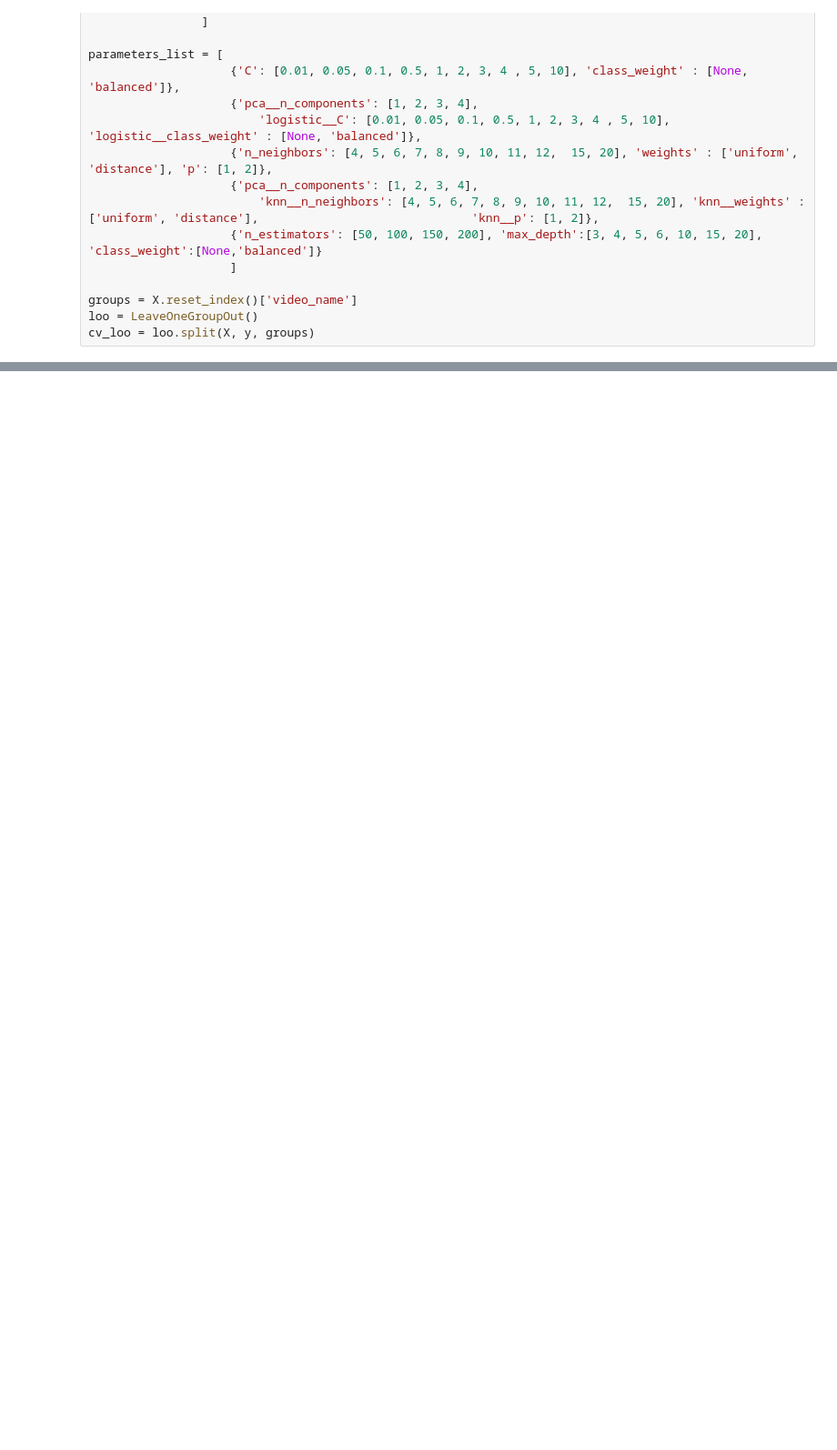
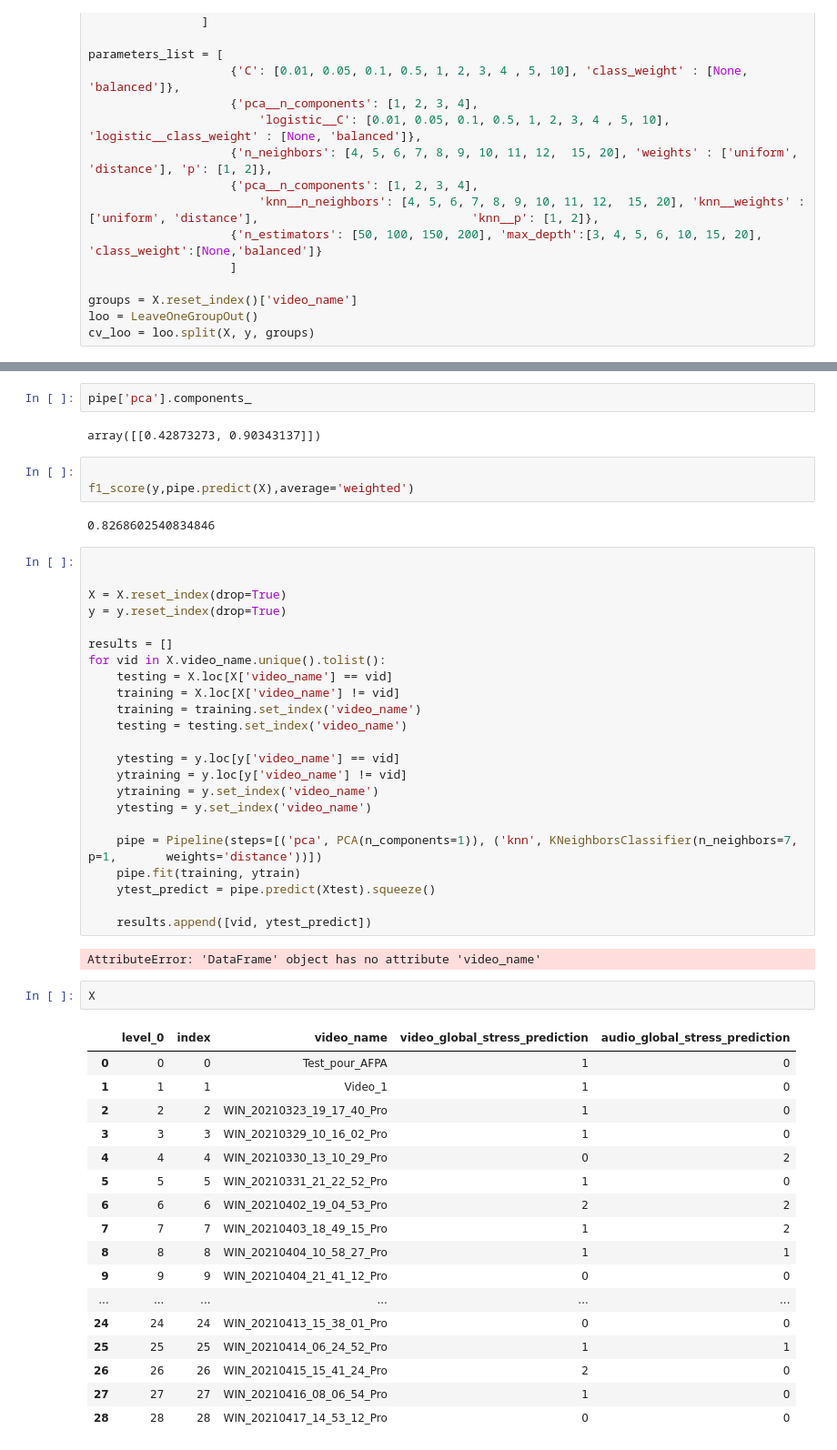
Before and after one commit to Projet-Fil-Rouge-AFPA/filrouge, a Jupyter notebook: Notebook_Laurent_MultiModal_LateFusion.ipynb, the cells around one changed output, grey strips where cells are left out. Shown at 91% size. Drawn from its saved outputs; the diff is of its cells as text; blank space fills up the shorter version.

```diff
--- a/Notebook_Laurent_MultiModal_LateFusion.ipynb
+++ b/Notebook_Laurent_MultiModal_LateFusion.ipynb
@@ -347,0 +466,54 @@ best_result
+# %%
+pipe['pca'].components_
+# %% [output]
+array([[0.42873273, 0.90343137]])
+# %%
+
+f1_score(y,pipe.predict(X),average='weighted')
+# %% [output]
+0.8268602540834846
+# %%
+
+
+X = X.reset_index(drop=True)
+y = y.reset_index(drop=True)
+
+results = []
+for vid in X.video_name.unique().tolist():
+    testing = X.loc[X['video_name'] == vid]
+    training = X.loc[X['video_name'] != vid]
+    training = training.set_index('video_name')
+    testing = testing.set_index('video_name')
+
+    ytesting = y.loc[y['video_name'] == vid]
+    ytraining = y.loc[y['video_name'] != vid]
+    ytraining = y.set_index('video_name')
+    ytesting = y.set_index('video_name')
+
+    pipe = Pipeline(steps=[('pca', PCA(n_components=1)), ('knn', KNeighborsClassifier(n_neighbors=7, p=1,       weights='distance'))])
+    pipe.fit(training, ytrain)
+    ytest_predict = pipe.predict(Xtest).squeeze()
+
+    results.append([vid, ytest_predict])
+# %% [output]
+AttributeError: 'DataFrame' object has no attribute 'video_name'
+# %%
+X
+# %% [output]
+|  | level_0 | index | video_name | video_global_stress_prediction | audio_global_stress_prediction |
+| 0 | 0 | 0 | Test_pour_AFPA | 1 | 0 |
+| 1 | 1 | 1 | Video_1 | 1 | 0 |
+| 2 | 2 | 2 | WIN_20210323_19_17_40_Pro | 1 | 0 |
+| 3 | 3 | 3 | WIN_20210329_10_16_02_Pro | 1 | 0 |
+| 4 | 4 | 4 | WIN_20210330_13_10_29_Pro | 0 | 2 |
+| 5 | 5 | 5 | WIN_20210331_21_22_52_Pro | 1 | 0 |
+| 6 | 6 | 6 | WIN_20210402_19_04_53_Pro | 2 | 2 |
+| 7 | 7 | 7 | WIN_20210403_18_49_15_Pro | 1 | 2 |
+| 8 | 8 | 8 | WIN_20210404_10_58_27_Pro | 1 | 1 |
+| 9 | 9 | 9 | WIN_20210404_21_41_12_Pro | 0 | 0 |
+| ... | ... | ... | ... | ... | ... |
+| 24 | 24 | 24 | WIN_20210413_15_38_01_Pro | 0 | 0 |
+| 25 | 25 | 25 | WIN_20210414_06_24_52_Pro | 1 | 1 |
+| 26 | 26 | 26 | WIN_20210415_15_41_24_Pro | 2 | 0 |
+| 27 | 27 | 27 | WIN_20210416_08_06_54_Pro | 1 | 0 |
+| 28 | 28 | 28 | WIN_20210417_14_53_12_Pro | 0 | 0 |
```
Also changed, not shown: parts of 41 cells of this notebook, 26 other files.
